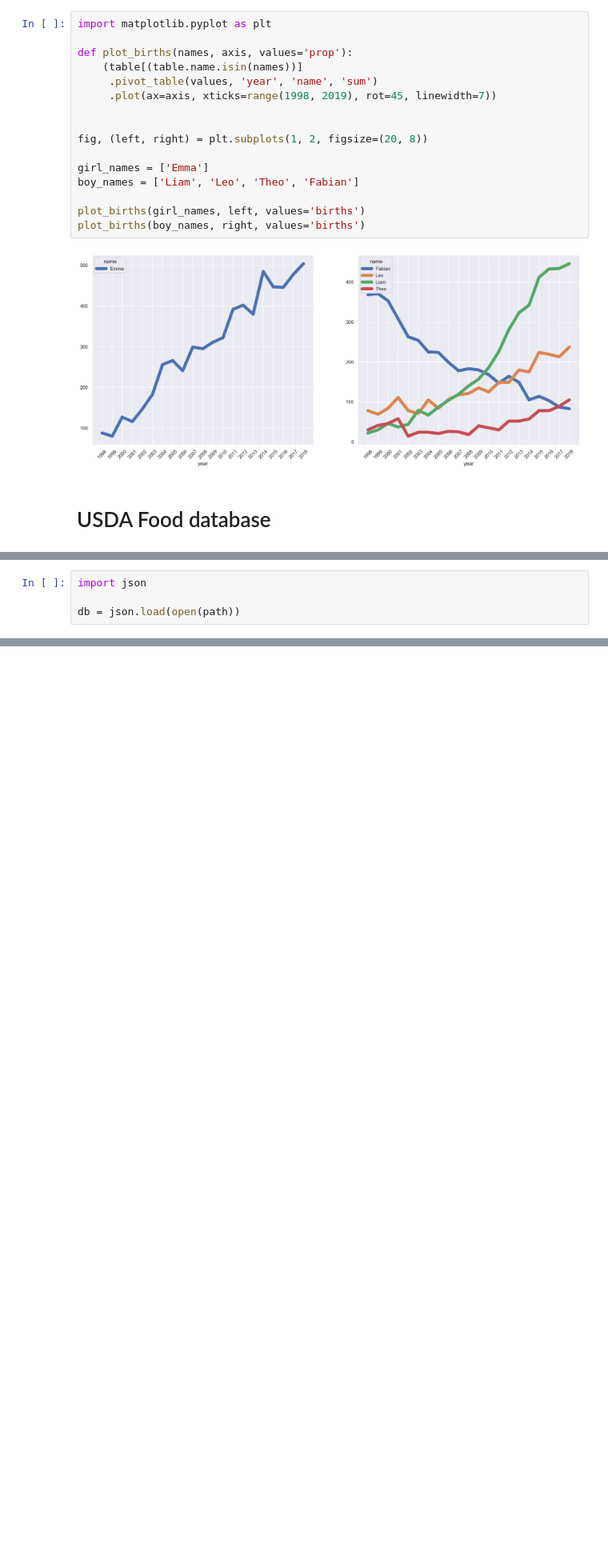
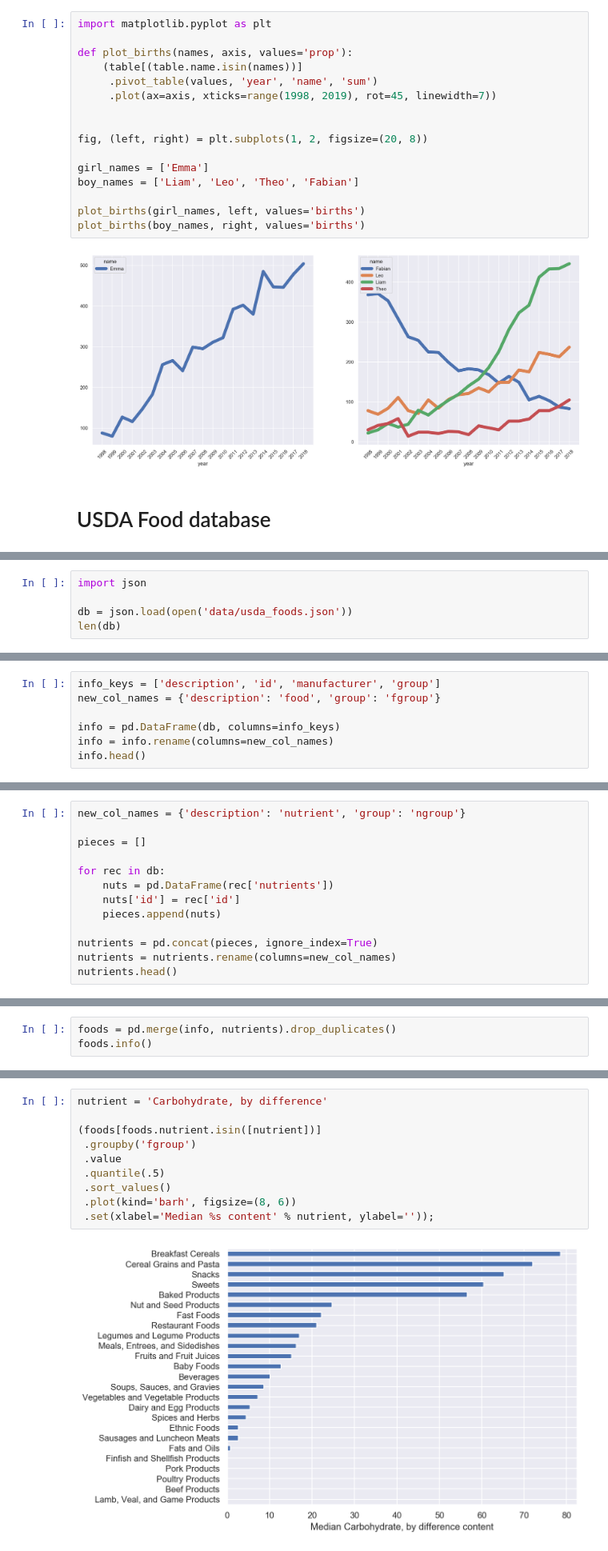
Before and after one commit to fabiangunzinger/learning, a Jupyter notebook: python-for-data-analysis/chap14-examples.ipynb, the cells around one changed output, grey strips where cells are left out. Shown at 80% size. Cells and saved outputs as stored; diff of their text form; blank space fills up the shorter version.

Commit message:
USDA food database

```diff
--- a/python-for-data-analysis/chap14-examples.ipynb
+++ b/python-for-data-analysis/chap14-examples.ipynb
@@ -563,4 +539,5 @@ pd.read_json(path)
 # %%
 import json
 
-db = json.load(open(path))
+db = json.load(open('data/usda_foods.json'))
+len(db)
@@ -568,0 +566,7 @@ FileNotFoundError: [Errno 2] No such file or directory: 'https://raw.githubuserc
+# %%
+info_keys = ['description', 'id', 'manufacturer', 'group']
+new_col_names = {'description': 'food', 'group': 'fgroup'}
+
+info = pd.DataFrame(db, columns=info_keys)
+info = info.rename(columns=new_col_names)
+info.head()
@@ -568,0 +582,13 @@ FileNotFoundError: [Errno 2] No such file or directory: 'https://raw.githubuserc
+# %%
+new_col_names = {'description': 'nutrient', 'group': 'ngroup'}
+
+pieces = []
+
+for rec in db:
+    nuts = pd.DataFrame(rec['nutrients'])
+    nuts['id'] = rec['id']
+    pieces.append(nuts)
+
+nutrients = pd.concat(pieces, ignore_index=True)
+nutrients = nutrients.rename(columns=new_col_names)
+nutrients.head()
@@ -568,0 +604,3 @@ FileNotFoundError: [Errno 2] No such file or directory: 'https://raw.githubuserc
+# %%
+foods = pd.merge(info, nutrients).drop_duplicates()
+foods.info()
@@ -568,0 +625,12 @@ FileNotFoundError: [Errno 2] No such file or directory: 'https://raw.githubuserc
+# %%
+nutrient = 'Carbohydrate, by difference'
+
+(foods[foods.nutrient.isin([nutrient])]
+ .groupby('fgroup')
+ .value
+ .quantile(.5)
+ .sort_values()
+ .plot(kind='barh', figsize=(8, 6))
+ .set(xlabel='Median %s content' % nutrient, ylabel=''));
+# %% [output]
+[figure, added]
```
Also changed, not shown: parts of 15 cells of this notebook, 2 other files.
